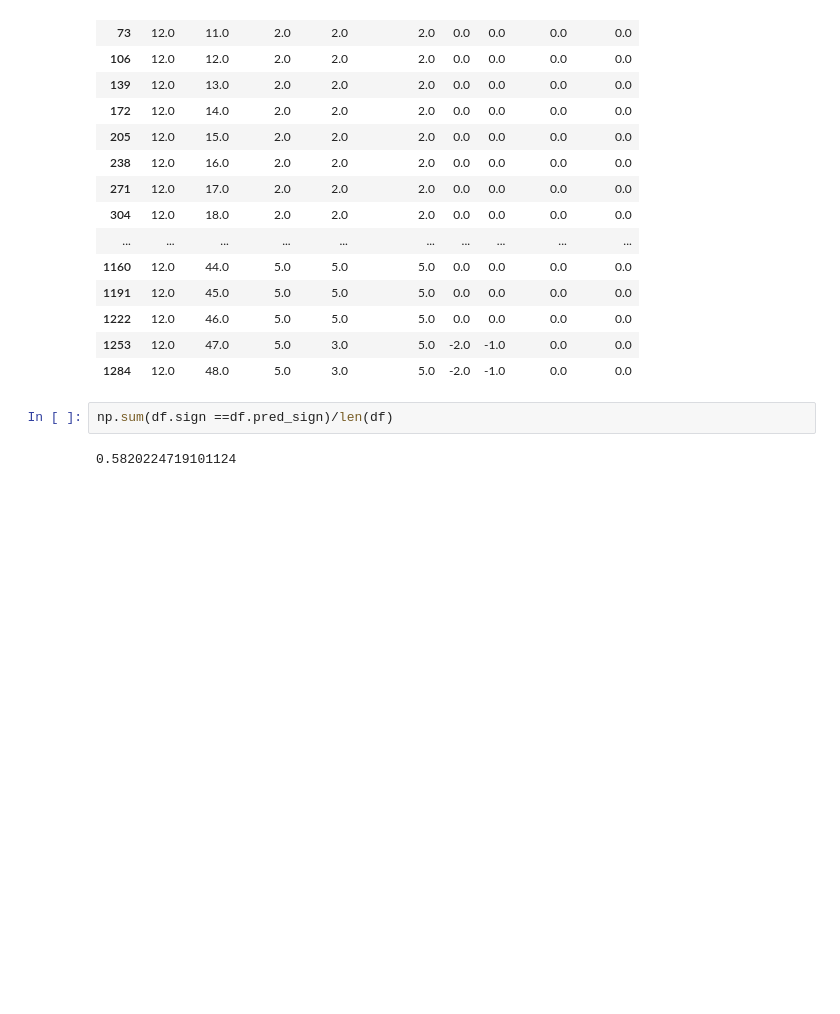
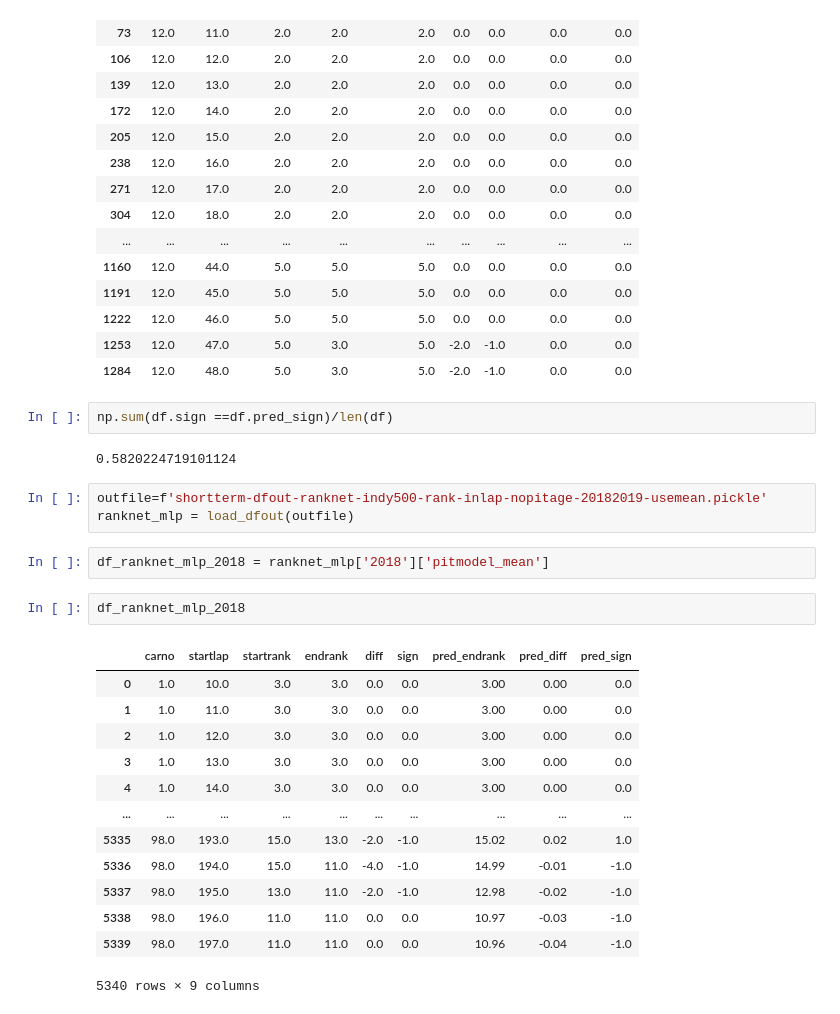
Before and after one commit to DSC-SPIDAL/rankpredictor, a Jupyter notebook: run/21.PaperReady/notebook/Evaluate-forecasts-paper.ipynb, the cells around one changed output. Cells and saved outputs as stored; diff of their text form; blank space fills up the shorter version.

```diff
--- a/run/21.PaperReady/notebook/Evaluate-forecasts-paper.ipynb
+++ b/run/21.PaperReady/notebook/Evaluate-forecasts-paper.ipynb
@@ -698,3 +806,24 @@ df[df['carno']==12].head(40)
 np.sum(df.sign ==df.pred_sign)/len(df)
 # %% [output]
 0.5820224719101124
+# %%
+outfile=f'shortterm-dfout-ranknet-indy500-rank-inlap-nopitage-20182019-usemean.pickle'
+ranknet_mlp = load_dfout(outfile)
+# %%
+df_ranknet_mlp_2018 = ranknet_mlp['2018']['pitmodel_mean']
+# %%
+df_ranknet_mlp_2018
+# %% [output]
+|  | carno | startlap | startrank | endrank | diff | sign | pred_endrank | pred_diff | pred_sign |
+| 0 | 1.0 | 10.0 | 3.0 | 3.0 | 0.0 | 0.0 | 3.00 | 0.00 | 0.0 |
+| 1 | 1.0 | 11.0 | 3.0 | 3.0 | 0.0 | 0.0 | 3.00 | 0.00 | 0.0 |
+| 2 | 1.0 | 12.0 | 3.0 | 3.0 | 0.0 | 0.0 | 3.00 | 0.00 | 0.0 |
+| 3 | 1.0 | 13.0 | 3.0 | 3.0 | 0.0 | 0.0 | 3.00 | 0.00 | 0.0 |
+| 4 | 1.0 | 14.0 | 3.0 | 3.0 | 0.0 | 0.0 | 3.00 | 0.00 | 0.0 |
+| ... | ... | ... | ... | ... | ... | ... | ... | ... | ... |
+| 5335 | 98.0 | 193.0 | 15.0 | 13.0 | -2.0 | -1.0 | 15.02 | 0.02 | 1.0 |
+| 5336 | 98.0 | 194.0 | 15.0 | 11.0 | -4.0 | -1.0 | 14.99 | -0.01 | -1.0 |
+| 5337 | 98.0 | 195.0 | 13.0 | 11.0 | -2.0 | -1.0 | 12.98 | -0.02 | -1.0 |
+| 5338 | 98.0 | 196.0 | 11.0 | 11.0 | 0.0 | 0.0 | 10.97 | -0.03 | -1.0 |
+| 5339 | 98.0 | 197.0 | 11.0 | 11.0 | 0.0 | 0.0 | 10.96 | -0.04 | -1.0 |
+5340 rows × 9 columns
```
Also changed, not shown: parts of 12 cells of this notebook, 9 other files.
